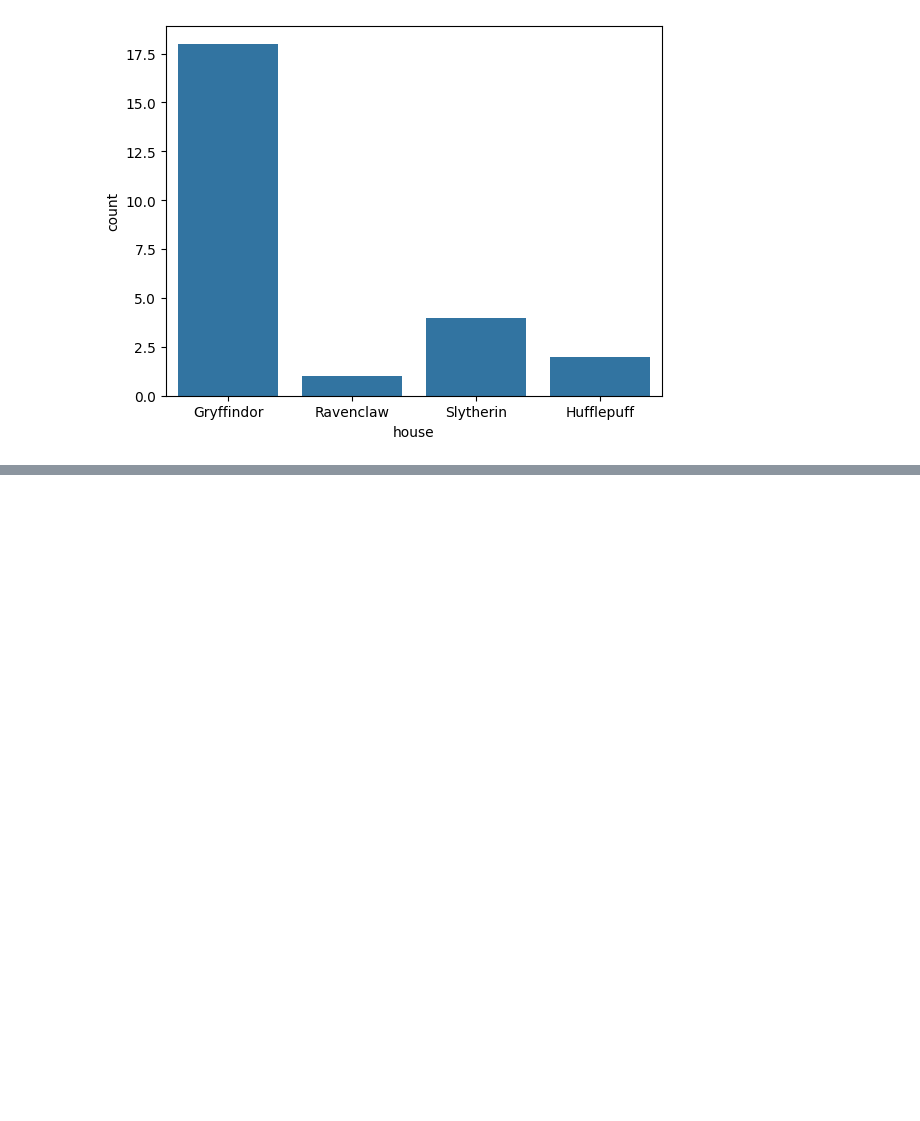
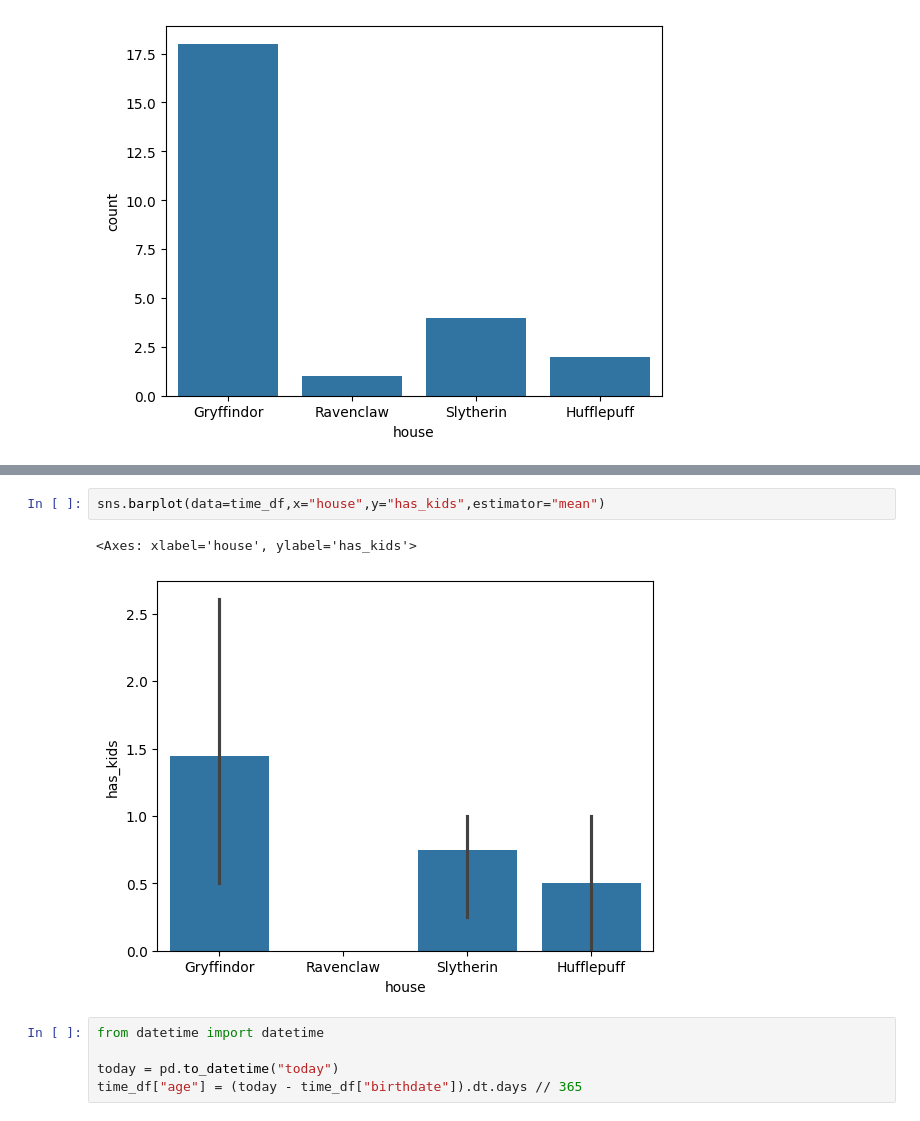
Before and after one commit to 4GeeksAcademy/utku_seyithanoglu-interacting-with-api-python-project-tutorial, a Jupyter notebook: src/explore.ipynb, the cells around one changed output, grey strips where cells are left out. Saved outputs shown, nothing was run; the diff lists cells and outputs as text; blank space fills up the shorter version.

```diff
--- a/src/explore.ipynb
+++ b/src/explore.ipynb
@@ -432,0 +528,10 @@ sns.countplot(data=time_df,x='house')
+# %%
+sns.barplot(data=time_df,x="house",y="has_kids",estimator="mean")
+# %% [output]
+<Axes: xlabel='house', ylabel='has_kids'>
+[figure, added]
+# %%
+from datetime import datetime
+
+today = pd.to_datetime("today")
+time_df["age"] = (today - time_df["birthdate"]).dt.days // 365
```
Also changed, not shown: parts of 17 cells of this notebook.
